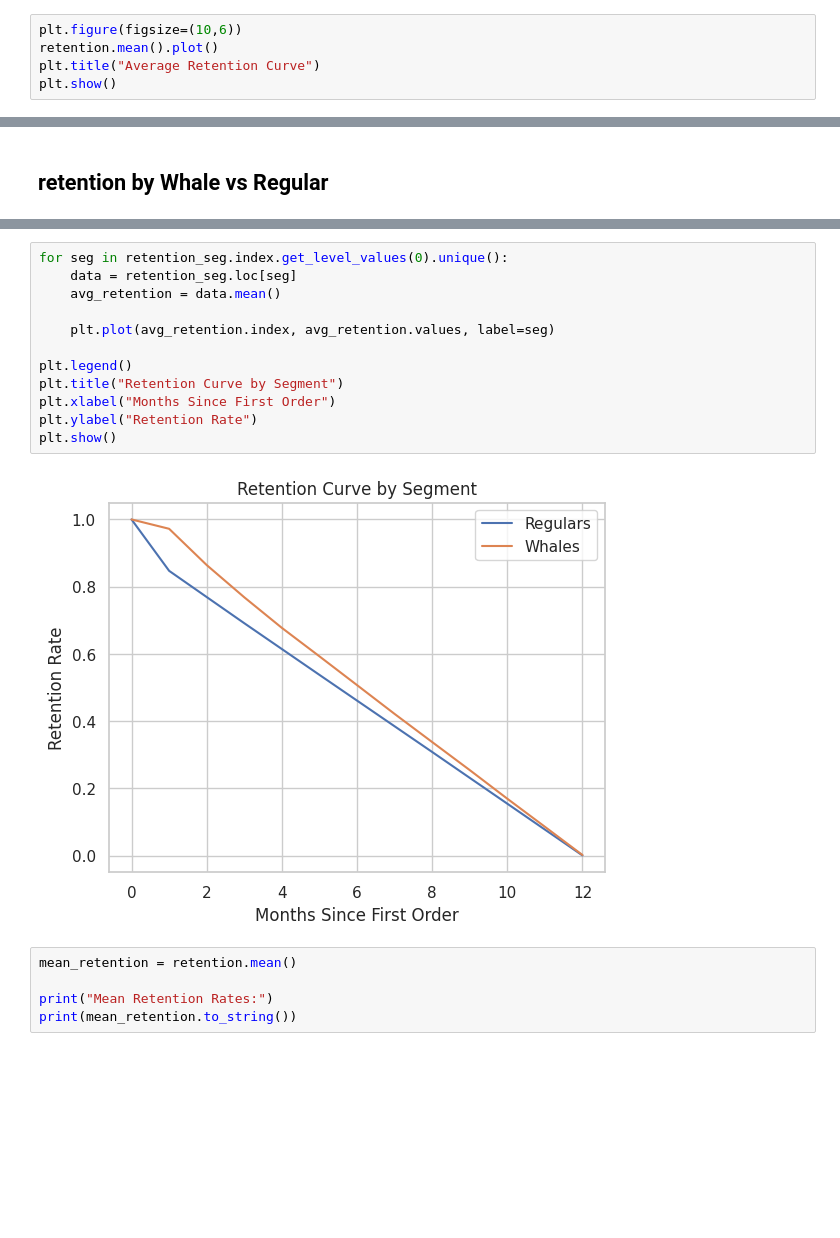
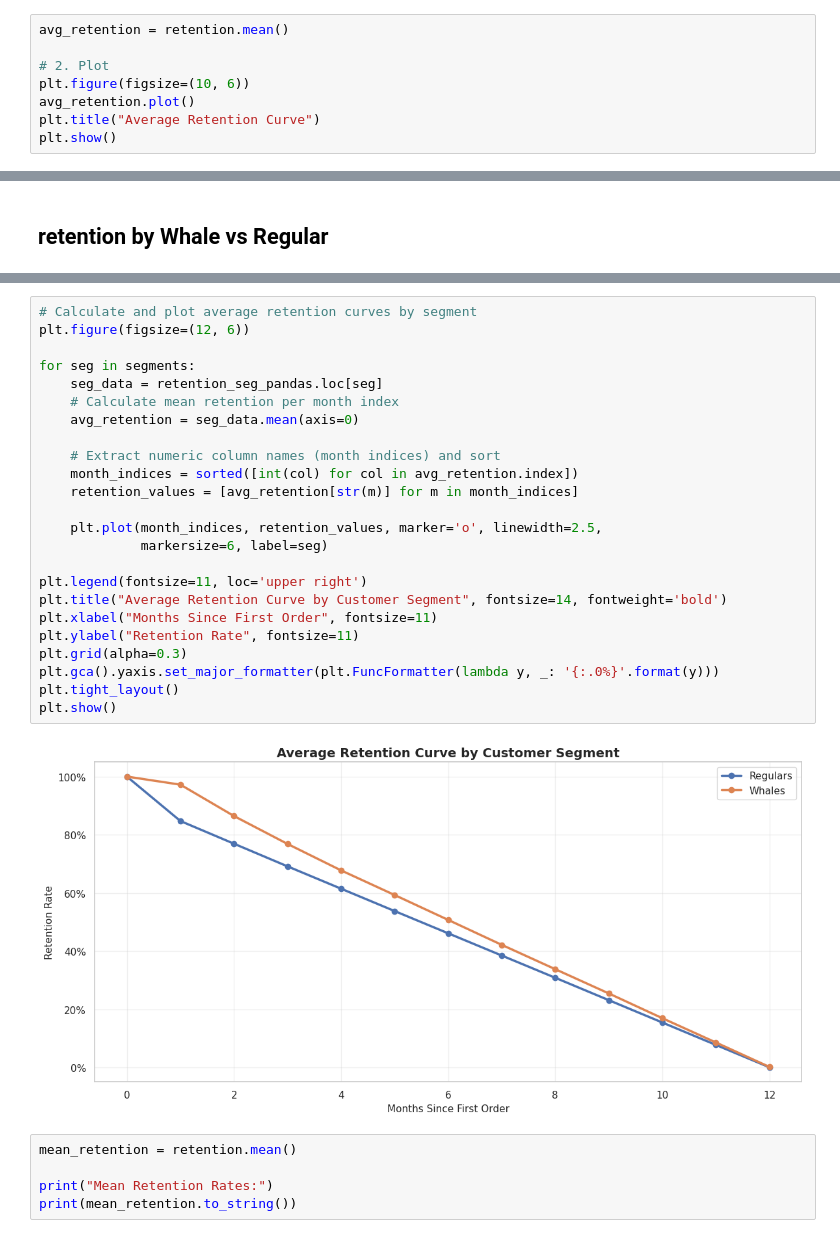
Before and after one commit to ppts2545/Instacart-Market-Basket-Analysis, a Jupyter notebook: notebooks/02_Exploratory_Data_Analysis/02b_customer_retention_clv.ipynb, the cells around one changed output, grey strips where cells are left out. Cells and saved outputs as stored; diff of their text form; blank space fills up the shorter version.

```diff
--- a/notebooks/02_Exploratory_Data_Analysis/02b_customer_retention_clv.ipynb
+++ b/notebooks/02_Exploratory_Data_Analysis/02b_customer_retention_clv.ipynb
@@ -122,6 +188,9 @@ plt.show()
 # %%
-plt.figure(figsize=(10,6))
-retention.mean().plot()
+avg_retention = retention.mean()
+
+# 2. Plot
+plt.figure(figsize=(10, 6))
+avg_retention.plot()
 plt.title("Average Retention Curve")
 plt.show()
 # %% [output]
@@ -213,17 +283,29 @@ for seg in segments:
 # %%
-for seg in retention_seg.index.get_level_values(0).unique():
-    data = retention_seg.loc[seg]
-    avg_retention = data.mean()
+# Calculate and plot average retention curves by segment
+plt.figure(figsize=(12, 6))
 
-    plt.plot(avg_retention.index, avg_retention.values, label=seg)
+for seg in segments:
+    seg_data = retention_seg_pandas.loc[seg]
+    # Calculate mean retention per month index
+    avg_retention = seg_data.mean(axis=0)
 
-plt.legend()
-plt.title("Retention Curve by Segment")
-plt.xlabel("Months Since First Order")
-plt.ylabel("Retention Rate")
+    # Extract numeric column names (month indices) and sort
+    month_indices = sorted([int(col) for col in avg_retention.index])
+    retention_values = [avg_retention[str(m)] for m in month_indices]
+
+    plt.plot(month_indices, retention_values, marker='o', linewidth=2.5,
+             markersize=6, label=seg)
+
+plt.legend(fontsize=11, loc='upper right')
+plt.title("Average Retention Curve by Customer Segment", fontsize=14, fontweight='bold')
+plt.xlabel("Months Since First Order", fontsize=11)
+plt.ylabel("Retention Rate", fontsize=11)
+plt.grid(alpha=0.3)
+plt.gca().yaxis.set_major_formatter(plt.FuncFormatter(lambda y, _: '{:.0%}'.format(y)))
+plt.tight_layout()
 plt.show()
 # %% [output]
-[figure, old version]
+[figure, new version]
 # %%
 mean_retention = retention.mean()
 
```
Also changed, not shown: parts of 12 cells of this notebook, 5 other files.
